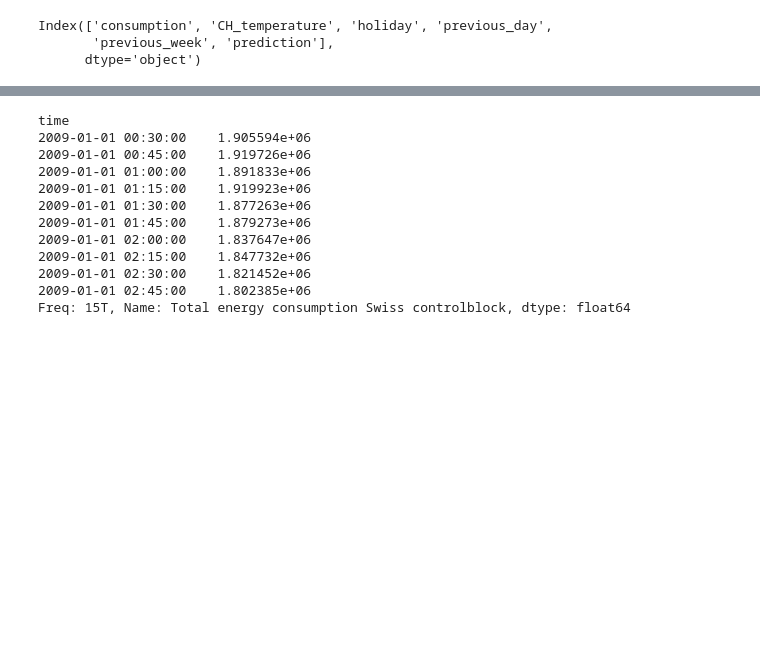
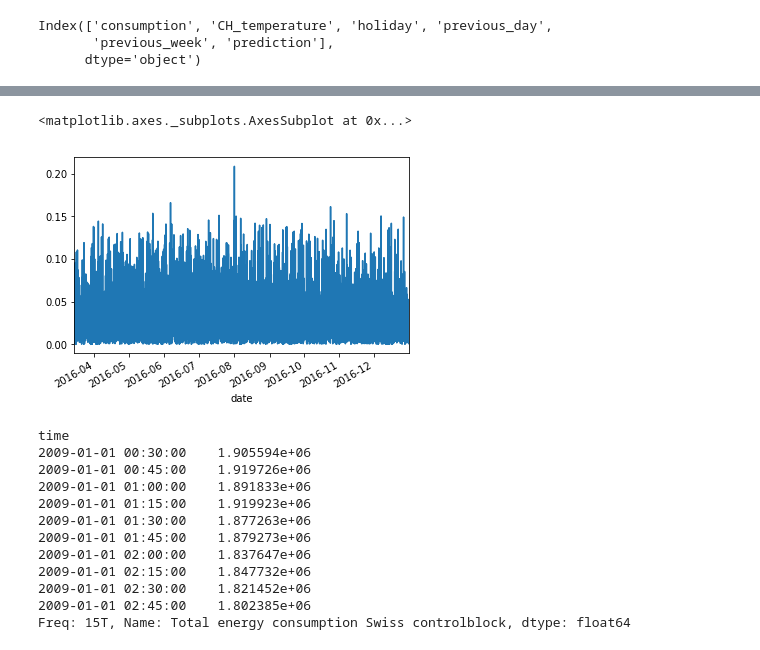
Before and after one commit to ptrcarta/ts_project, a Jupyter notebook: NNeighbours4TimeSeries.ipynb, the cells around one changed output, grey strips where cells are left out. Saved outputs shown, nothing was run; the diff lists cells and outputs as text; code cells hidden in the pictures; blank space fills up the shorter version.

```diff
--- a/NNeighbours4TimeSeries.ipynb
+++ b/NNeighbours4TimeSeries.ipynb
@@ -64,7 +64,7 @@ days['prediction'] = days.consumption.shift(-1)
 # %%
 days = days.dropna()
 # %%
-k=5
+k=3
 predictor_work = KNeighborsRegressor(k)
 predictor_holy = KNeighborsRegressor(k)
 # %%
@@ -120,3 +110,8 @@ days.head()
+# %%
+results.set_index('date').groupby('date').apply(lambda x: MAPE(x.label.values, x.prediction.values)).plot()
+# %% [output]
+<matplotlib.axes._subplots.AxesSubplot at 0x...>
+[figure, added]
 # %%
 total_consumption.iloc[:10]
 # %% [output]
```
Also changed, not shown: parts of 7 cells of this notebook.
